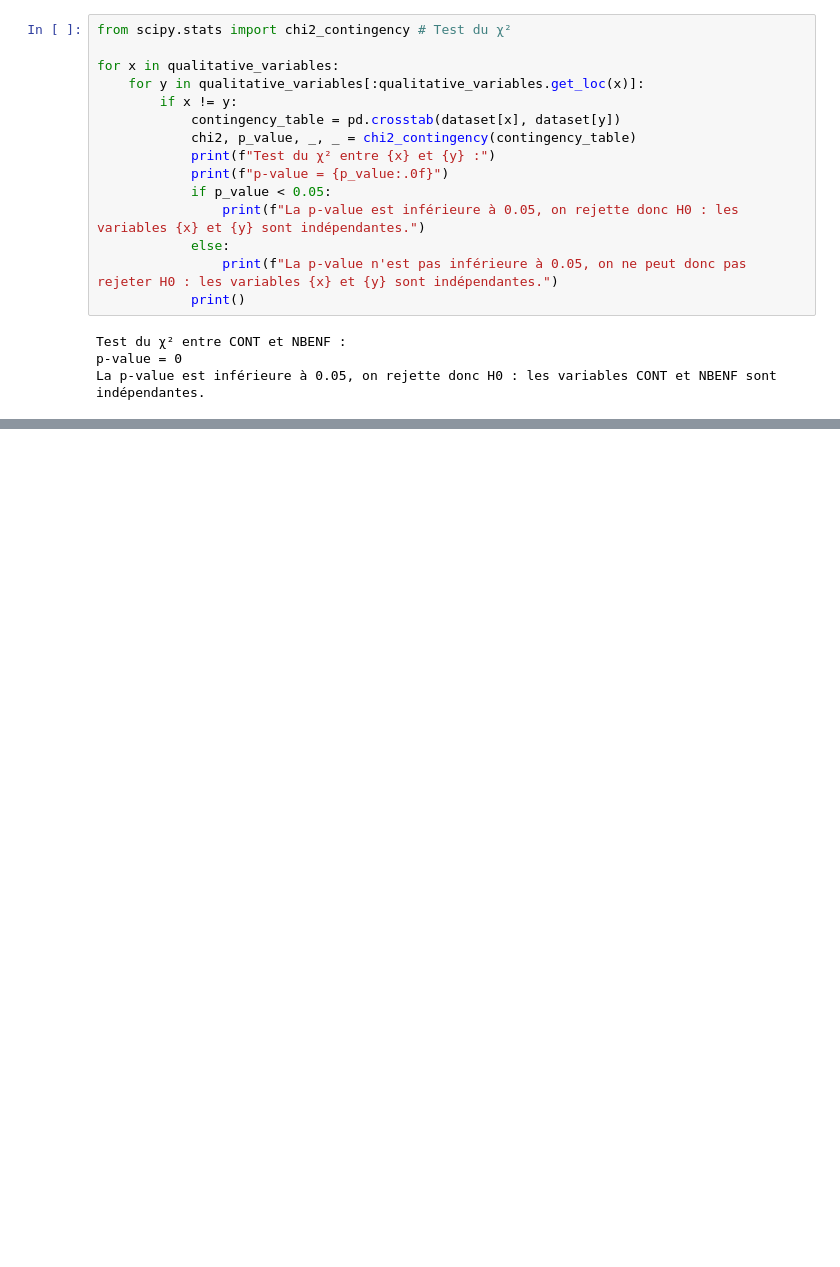
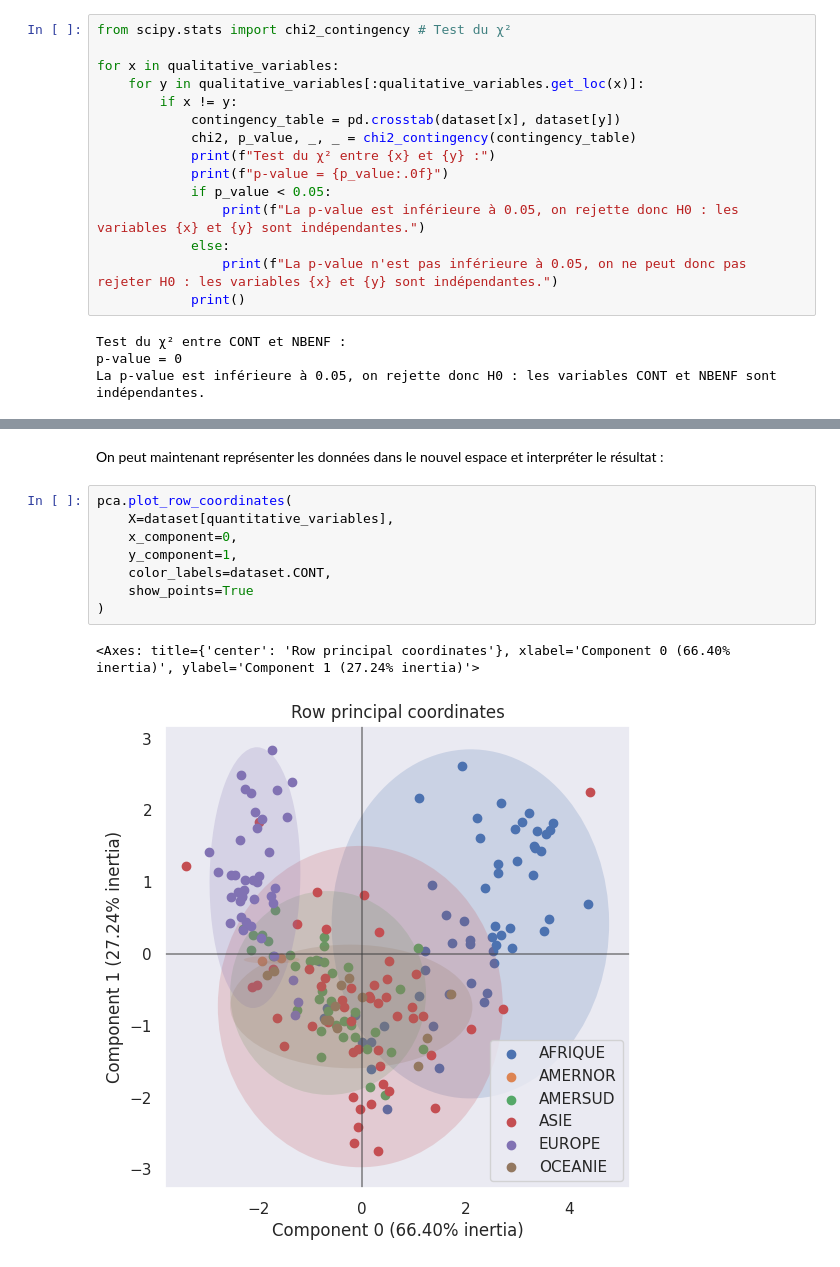
Before and after one commit to cmnemoi/Projet_Data_Exploration, a Jupyter notebook: Projet_Data_Exploration.ipynb, the cells around one changed output, grey strips where cells are left out. Cells and saved outputs as stored; diff of their text form; blank space fills up the shorter version.

```diff
--- a/Projet_Data_Exploration.ipynb
+++ b/Projet_Data_Exploration.ipynb
@@ -297,0 +341,13 @@ La p-value est inférieure à 0.05, on rejette donc H0 : les variables CONT et N
+# %% [markdown]
+On peut maintenant représenter les données dans le nouvel espace et interpréter le résultat :
+# %%
+pca.plot_row_coordinates(
+    X=dataset[quantitative_variables],
+    x_component=0,
+    y_component=1,
+    color_labels=dataset.CONT,
+    show_points=True
+)
+# %% [output]
+<Axes: title={'center': 'Row principal coordinates'}, xlabel='Component 0 (66.40% inertia)', ylabel='Component 1 (27.24% inertia)'>
+[figure, added]
```
Also changed, not shown: parts of 10 cells of this notebook.
